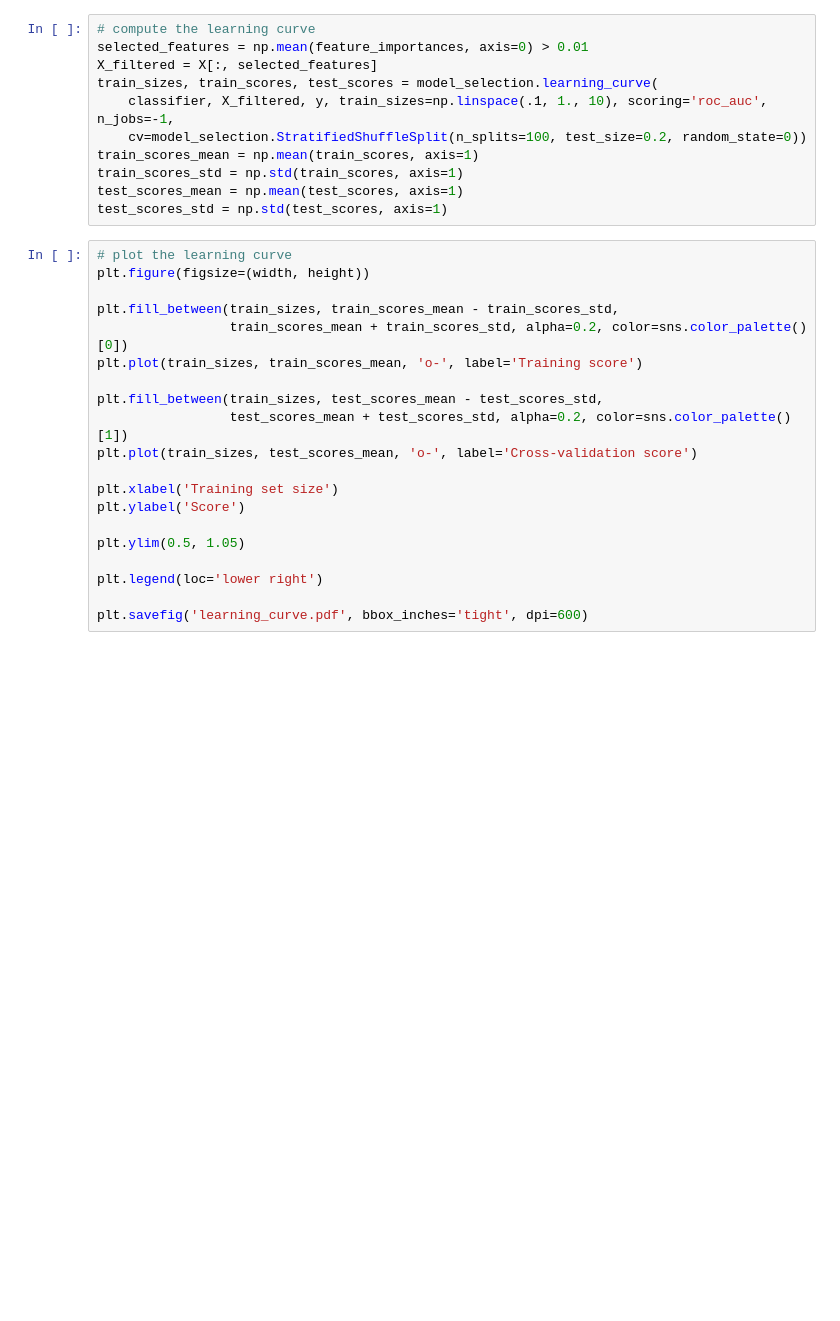
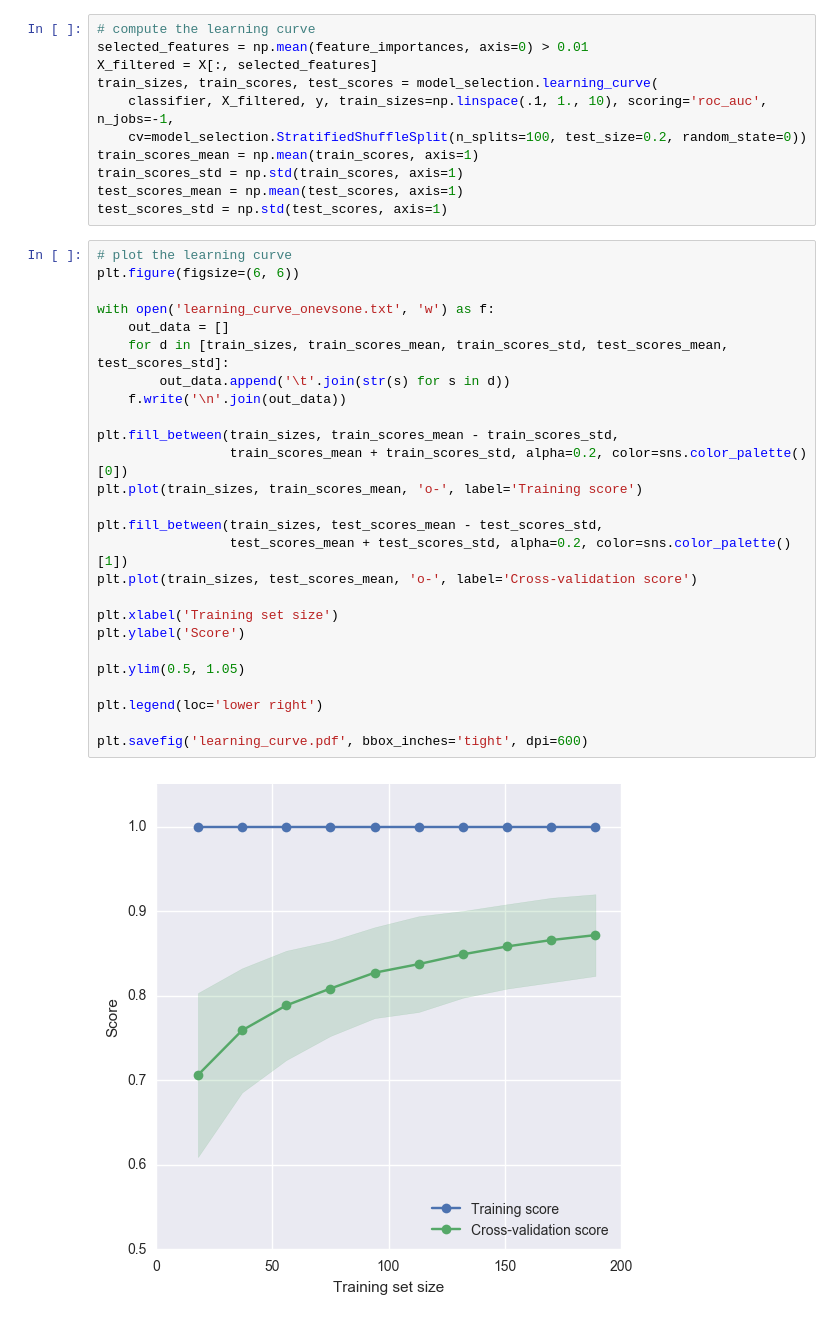
Before and after one commit to bittremieux/TCR-Classifier, a Jupyter notebook: tcr_classifier.ipynb, the cells around one changed output. Drawn from its saved outputs; the diff is of its cells as text; blank space fills up the shorter version.

```diff
--- a/tcr_classifier.ipynb
+++ b/tcr_classifier.ipynb
@@ -468,21 +470,29 @@ test_scores_mean = np.mean(test_scores, axis=1)
 test_scores_std = np.std(test_scores, axis=1)
 # %%
 # plot the learning curve
-plt.figure(figsize=(width, height))
+plt.figure(figsize=(6, 6))
+
+with open('learning_curve_onevsone.txt', 'w') as f:
+    out_data = []
+    for d in [train_sizes, train_scores_mean, train_scores_std, test_scores_mean, test_scores_std]:
+        out_data.append('\t'.join(str(s) for s in d))
+    f.write('\n'.join(out_data))
 
 plt.fill_between(train_sizes, train_scores_mean - train_scores_std,
                  train_scores_mean + train_scores_std, alpha=0.2, color=sns.color_palette()[0])
 plt.plot(train_sizes, train_scores_mean, 'o-', label='Training score')
 
 plt.fill_between(train_sizes, test_scores_mean - test_scores_std,
                  test_scores_mean + test_scores_std, alpha=0.2, color=sns.color_palette()[1])
 plt.plot(train_sizes, test_scores_mean, 'o-', label='Cross-validation score')
 
 plt.xlabel('Training set size')
 plt.ylabel('Score')
 
 plt.ylim(0.5, 1.05)
 
 plt.legend(loc='lower right')
 
 plt.savefig('learning_curve.pdf', bbox_inches='tight', dpi=600)
+# %% [output]
+[figure, added]
```
Also changed, not shown: parts of 1 cell of this notebook, 2 other files.
